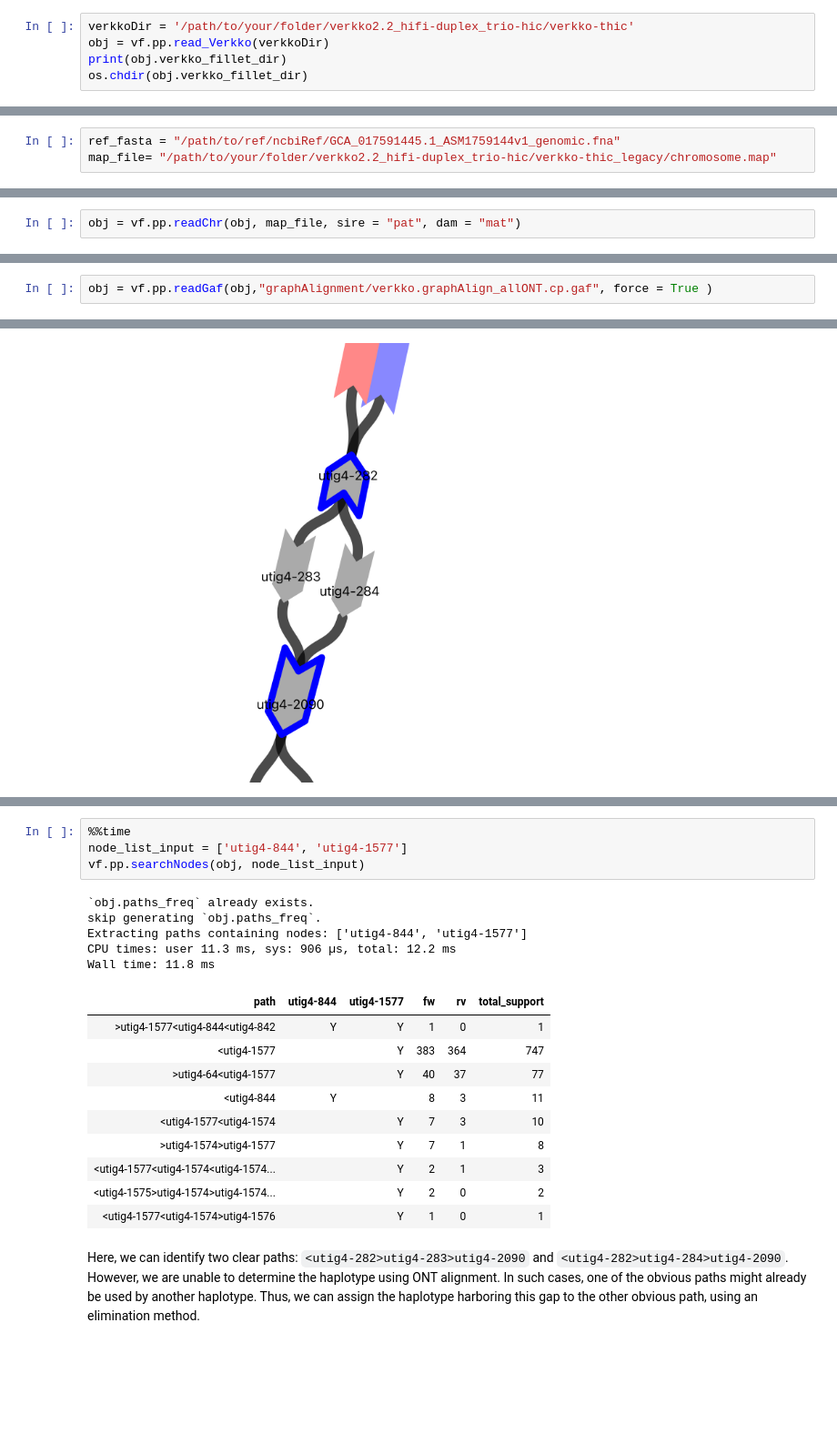
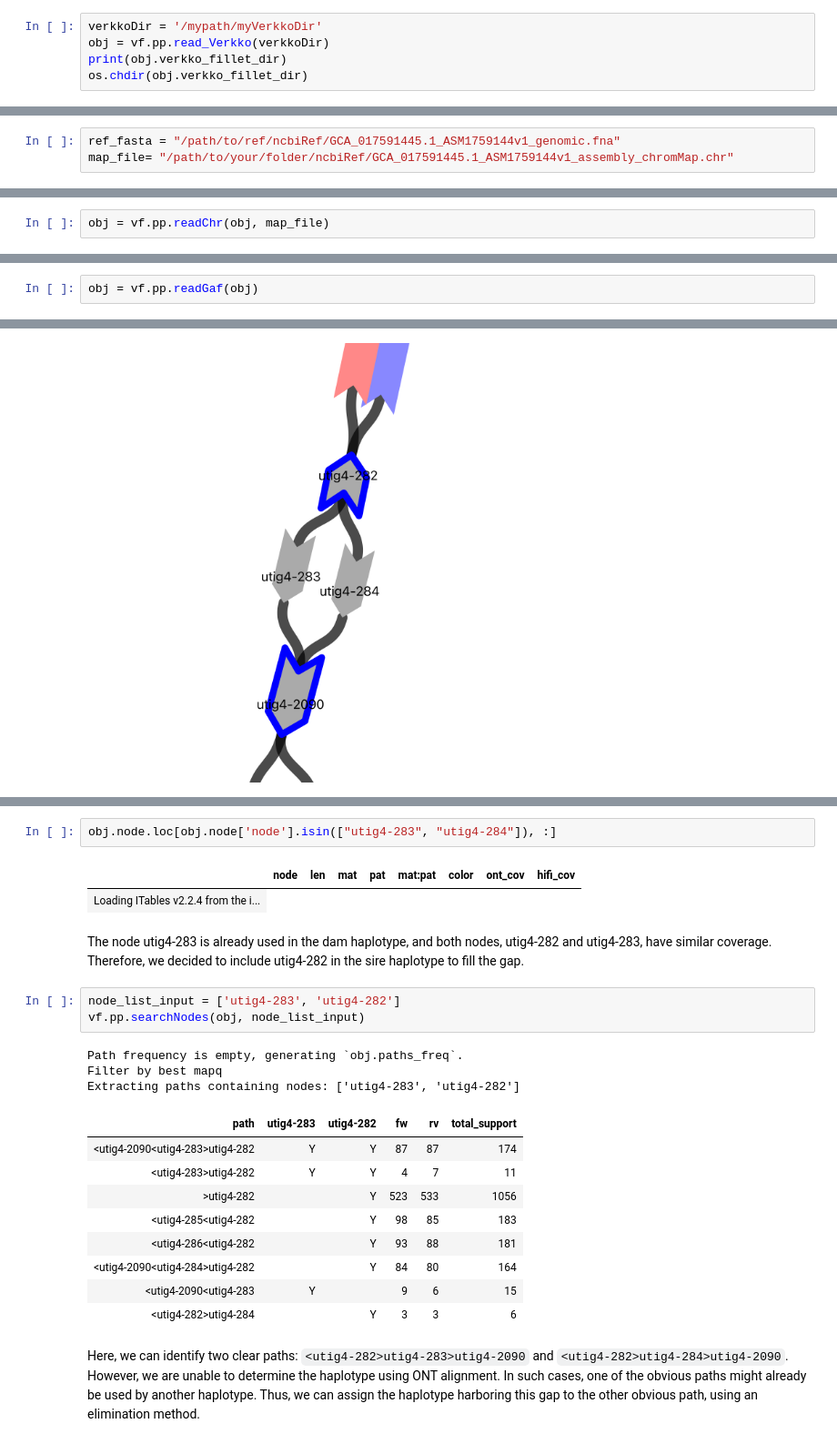
Before and after one commit to marbl/verkko-fillet, a Jupyter notebook: docs/tutorials/basics/verkkoQC.ipynb, the cells around one changed output, grey strips where cells are left out. Shown at 91% size. Saved outputs shown, nothing was run; the diff lists cells and outputs as text; blank space fills up the shorter version.

```diff
--- a/docs/tutorials/basics/verkkoQC.ipynb
+++ b/docs/tutorials/basics/verkkoQC.ipynb
@@ -77,5 +76,5 @@ The input file is very simple. You only need the Verkko output directory.
 # %%
-verkkoDir = '/path/to/your/folder/verkko2.2_hifi-duplex_trio-hic/verkko-thic'
+verkkoDir = '/mypath/myVerkkoDir'
 obj = vf.pp.read_Verkko(verkkoDir)
 print(obj.verkko_fillet_dir)
 os.chdir(obj.verkko_fillet_dir)
@@ -211,7 +214,7 @@ Both columns should be unique. If you have more than one contig from same chromo
 These contig names need to be converted into easy-to-read chromosome names.
 # %%
 ref_fasta = "/path/to/ref/ncbiRef/GCA_017591445.1_ASM1759144v1_genomic.fna"
-map_file= "/path/to/your/folder/verkko2.2_hifi-duplex_trio-hic/verkko-thic_legacy/chromosome.map"
+map_file= "/path/to/your/folder/ncbiRef/GCA_017591445.1_ASM1759144v1_assembly_chromMap.chr"
 # %%
 # vf.tl.convertRefName(ref_fasta, map_file)
 # %% [markdown]
@@ -234,5 +237,5 @@ vf.tl.chrAssign(obj = obj, ref = ref)
 # %% [markdown]
 If you have trio or parental information, you can assign which haplotype is paternal and which is maternal using `vf.pp.readChr` function. If trio information is not available and your contigs are labeled with 'haplotype' instead of 'sire' or 'mat,' these parameters will be ignored.
 # %%
-obj = vf.pp.readChr(obj, map_file, sire = "pat", dam = "mat")
+obj = vf.pp.readChr(obj, map_file)
 # %% [output]
@@ -380,5 +403,5 @@ vf.tl.graphIdx(obj, threads=1, showOnly=True)
 # %%
 vf.tl.graphAlign(obj = obj, threads=50, ontReadList = "ont.list")
 # %%
-obj = vf.pp.readGaf(obj,"graphAlignment/verkko.graphAlign_allONT.cp.gaf", force = True )
+obj = vf.pp.readGaf(obj)
 # %% [output]
@@ -719,22 +750,25 @@ display(Image(filename=image_path,width=500, height = 500))
+# %%
+obj.node.loc[obj.node['node'].isin(["utig4-283", "utig4-284"]), :]
+# %% [output]
+|  | node | len | mat | pat | mat:pat | color | ont_cov | hifi_cov |
+| Loading ITables v2.2.4 from the i... |
+# %% [markdown]
+The node utig4-283 is already used in the dam haplotype, and both nodes, utig4-282 and utig4-283, have similar coverage. Therefore, we decided to include utig4-282 in the sire haplotype to fill the gap.
 # %%
-%%time
-node_list_input = ['utig4-844', 'utig4-1577']
+node_list_input = ['utig4-283', 'utig4-282']
 vf.pp.searchNodes(obj, node_list_input)
 # %% [output]
-`obj.paths_freq` already exists.
-skip generating `obj.paths_freq`.
-Extracting paths containing nodes: ['utig4-844', 'utig4-1577']
-CPU times: user 11.3 ms, sys: 906 µs, total: 12.2 ms
-Wall time: 11.8 ms
+Path frequency is empty, generating `obj.paths_freq`.
+Filter by best mapq
+Extracting paths containing nodes: ['utig4-283', 'utig4-282']
-| path | utig4-844 | utig4-1577 | fw | rv | total_support |
-| >utig4-1577<utig4-844<utig4-842 | Y | Y | 1 | 0 | 1 |
-| <utig4-1577 |  | Y | 383 | 364 | 747 |
-| >utig4-64<utig4-1577 |  | Y | 40 | 37 | 77 |
-| <utig4-844 | Y |  | 8 | 3 | 11 |
-| <utig4-1577<utig4-1574 |  | Y | 7 | 3 | 10 |
-| >utig4-1574>utig4-1577 |  | Y | 7 | 1 | 8 |
-| <utig4-1577<utig4-1574<utig4-1574... |  | Y | 2 | 1 | 3 |
-| <utig4-1575>utig4-1574>utig4-1574... |  | Y | 2 | 0 | 2 |
-| <utig4-1577<utig4-1574>utig4-1576 |  | Y | 1 | 0 | 1 |
+| path | utig4-283 | utig4-282 | fw | rv | total_support |
+| <utig4-2090<utig4-283>utig4-282 | Y | Y | 87 | 87 | 174 |
+| <utig4-283>utig4-282 | Y | Y | 4 | 7 | 11 |
+| >utig4-282 |  | Y | 523 | 533 | 1056 |
+| <utig4-285<utig4-282 |  | Y | 98 | 85 | 183 |
+| <utig4-286<utig4-282 |  | Y | 93 | 88 | 181 |
+| <utig4-2090<utig4-284>utig4-282 |  | Y | 84 | 80 | 164 |
+| <utig4-2090<utig4-283 | Y |  | 9 | 6 | 15 |
+| <utig4-282>utig4-284 |  | Y | 3 | 3 | 6 |
 # %% [markdown]
 Here, we can identify two clear paths: `<utig4-282>utig4-283>utig4-2090` and `<utig4-282>utig4-284>utig4-2090`. However, we are unable to determine the haplotype using ONT alignment. In such cases, one of the obvious paths might already be used by another haplotype. Thus, we can assign the haplotype harboring this gap to the other obvious path, using an elimination method.
```
Also changed, not shown: parts of 42 cells of this notebook, 2 other files.
